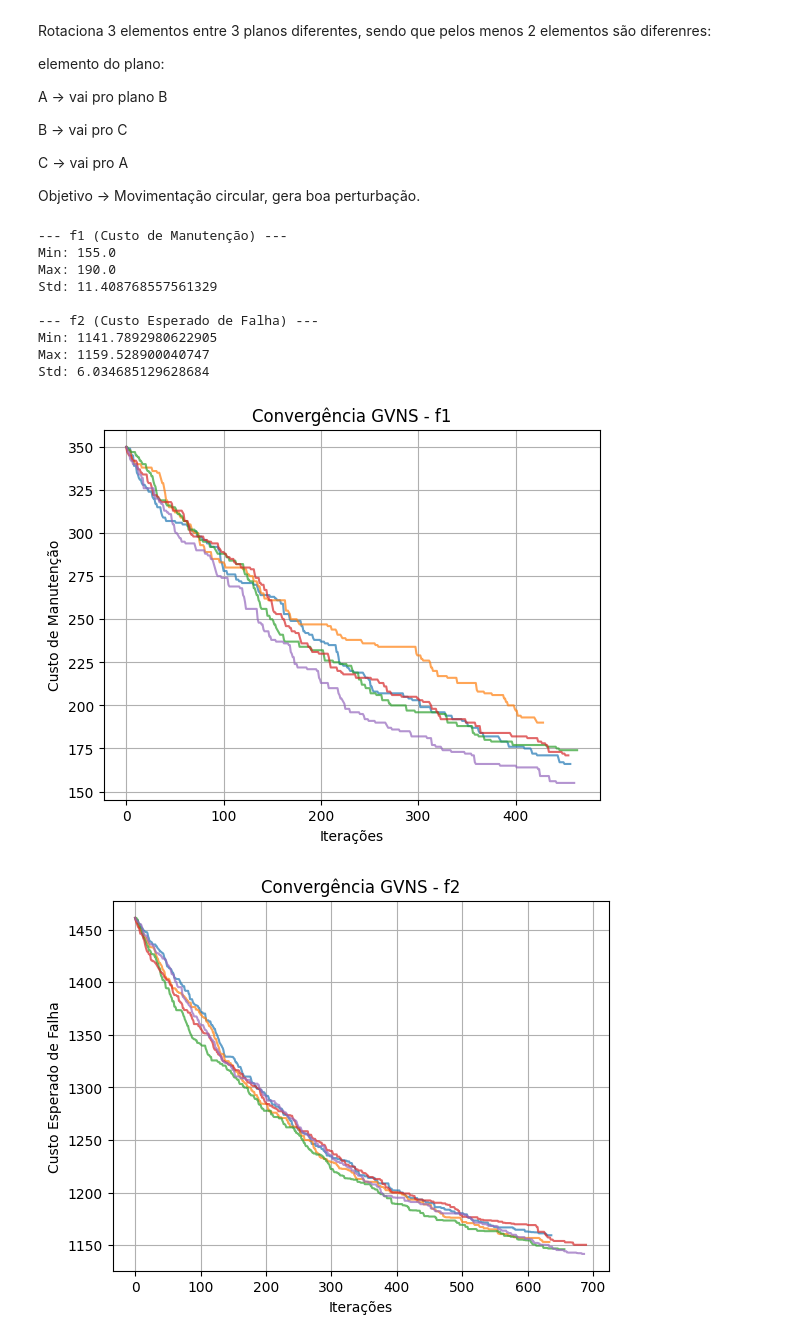
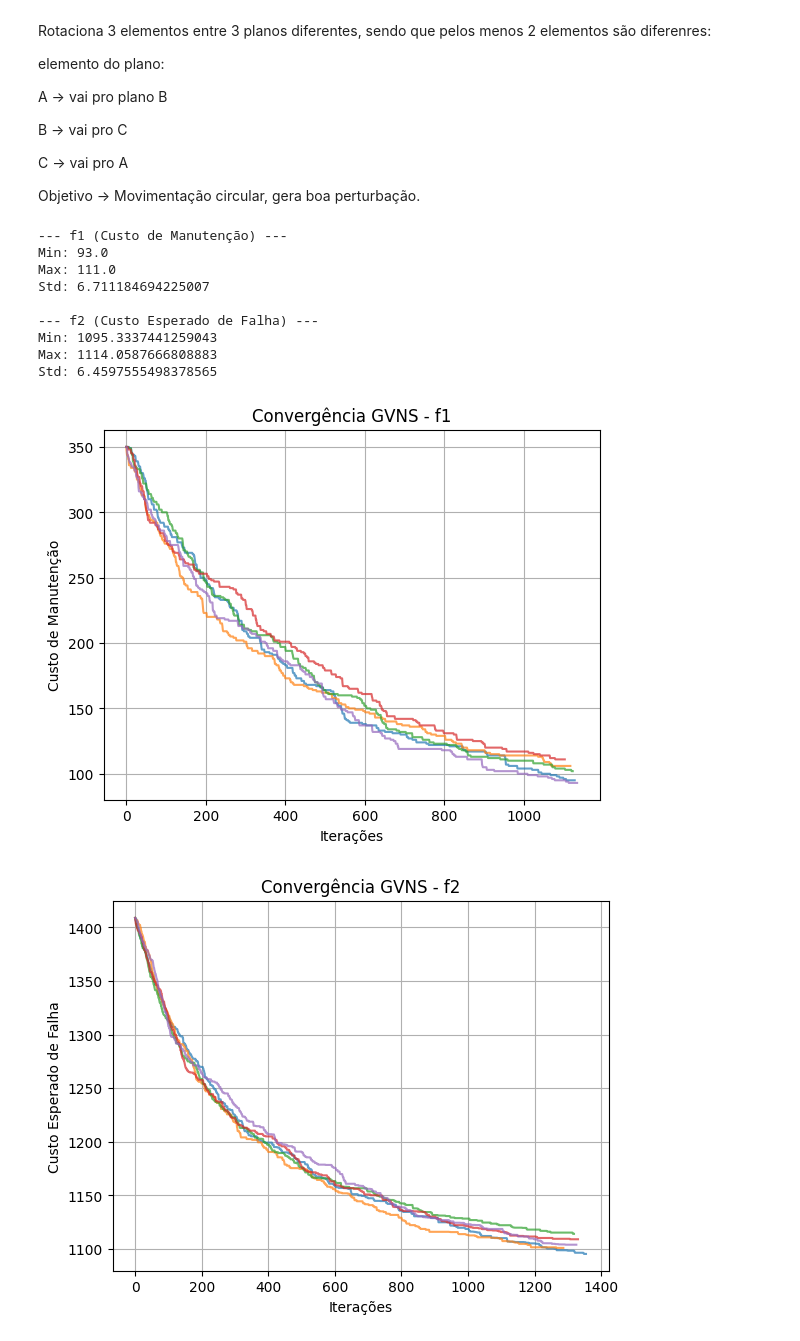
Before and after one commit to Cleyton-Nobre/TeoriaDecisao, a Jupyter notebook: TP1.ipynb, the cells around one changed output. Cells and saved outputs as stored; diff of their text form; code cells hidden in the pictures.

```diff
--- a/TP1.ipynb
+++ b/TP1.ipynb
@@ -141,7 +120,7 @@ Xij=gerar_Xij_inicial(equipDB=equipDB, MPDB=MPDB, Pij=Pij)
 # %%
 # Heurística construtiva baseada em criticidade
 def gerar_solucao_inicial(equipDB, Pij):
-    criticidade = equipDB["CustoDeFalha"].values * Pij[:, 0] * equipDB["TempoAposFalha"].values
+    criticidade = equipDB["CustoDeFalha"].values * Pij[:, 0]
     ordem = np.argsort(-criticidade)
     solucao = np.ones(len(equipDB), dtype=int)
     n = len(equipDB)
@@ -301,8 +280,8 @@ def GVNS(obj_func, equipDB, MPDB, Pij=None, max_iter=100, return_curve=False):
 
 # Execução principal com 5 repetições
 if __name__ == "__main__":
-    resultados_f1 = [GVNS(f1, equipDB, MPDB, Pij, return_curve=True) for _ in range(5)]
-    resultados_f2 = [GVNS(f2, equipDB, MPDB, Pij, return_curve=True) for _ in range(5)]
+    resultados_f1 = [GVNS(f1, equipDB, MPDB, Pij,300, return_curve=True) for _ in range(5)]
+    resultados_f2 = [GVNS(f2, equipDB, MPDB, Pij,300, return_curve=True) for _ in range(5)]
 
     custos_f1 = [f1(sol, MPDB) for sol, _ in resultados_f1]
     custos_f2 = [f2(sol, equipDB, MPDB, Pij) for sol, _ in resultados_f2]
@@ -311,38 +290,38 @@ if __name__ == "__main__":
     print("Min:", np.min(custos_f1))
     print("Max:", np.max(custos_f1))
     print("Std:", np.std(custos_f1))
 
     print("\n--- f2 (Custo Esperado de Falha) ---")
     print("Min:", np.min(custos_f2))
     print("Max:", np.max(custos_f2))
     print("Std:", np.std(custos_f2))
 
     plt.figure()
     for _, hist in resultados_f1:
         plt.plot(hist, alpha=0.7)
     plt.title("Convergência GVNS - f1")
     plt.xlabel("Iterações")
     plt.ylabel("Custo de Manutenção")
     plt.grid(True)
     plt.show()
 
     plt.figure()
     for _, hist in resultados_f2:
         plt.plot(hist, alpha=0.7)
     plt.title("Convergência GVNS - f2")
     plt.xlabel("Iterações")
     plt.ylabel("Custo Esperado de Falha")
     plt.grid(True)
     plt.show()
 # %% [output]
 --- f1 (Custo de Manutenção) ---
-Min: 155.0
-Max: 190.0
-Std: 11.408768557561329
+Min: 93.0
+Max: 111.0
+Std: 6.711184694225007
 
 --- f2 (Custo Esperado de Falha) ---
-Min: 1141.7892980622905
-Max: 1159.528900040747
-Std: 6.034685129628684
+Min: 1095.3337441259043
+Max: 1114.0587666808883
+Std: 6.4597555498378565
-[figure, old version]
+[figure, new version]
-[figure, old version]
+[figure, new version]
```
Also changed, not shown: parts of 2 cells of this notebook, 2 other files.
